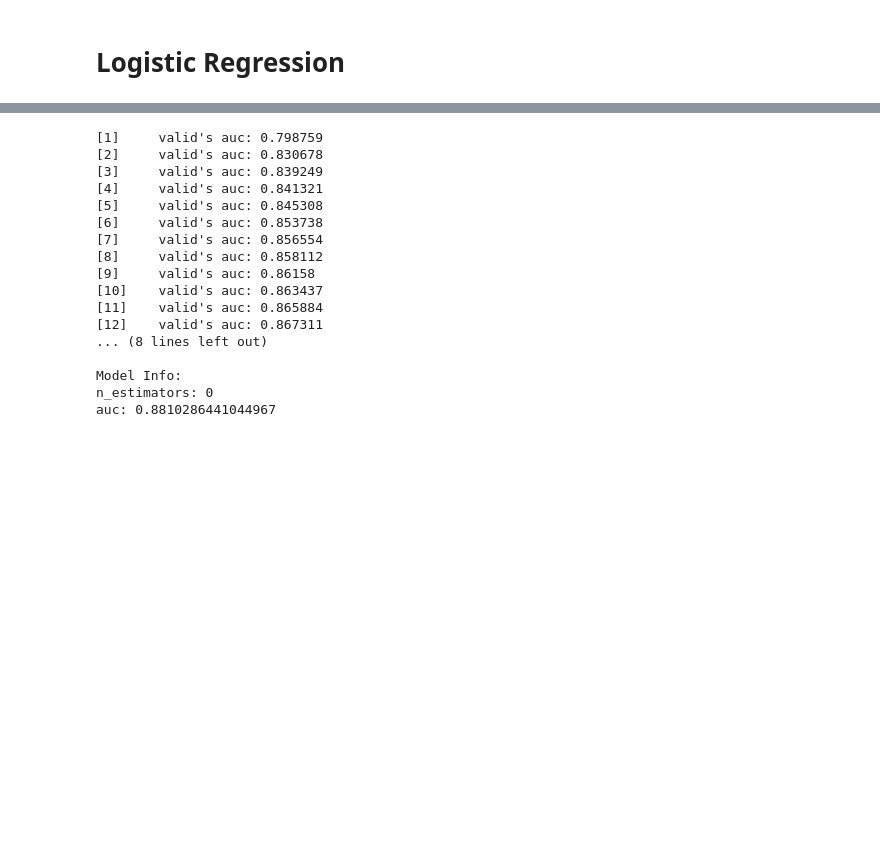
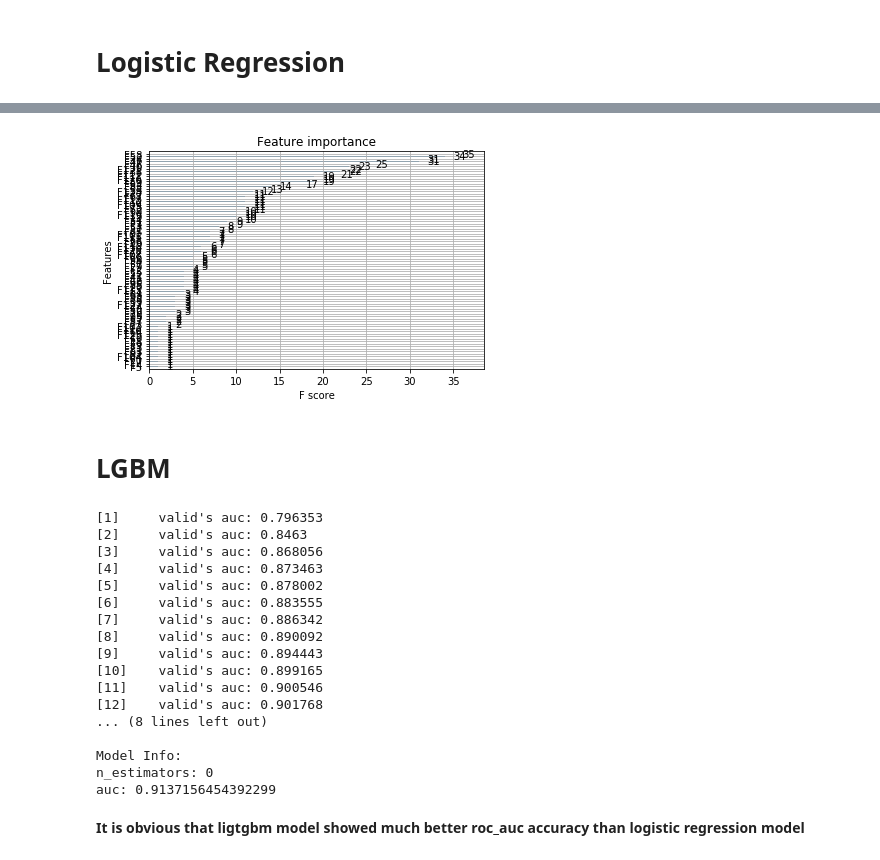
Before and after one commit to arapoff/portfolio, a Jupyter notebook: Credit risk LGBM.ipynb, the cells around one changed output, grey strips where cells are left out. Cells and saved outputs as stored; diff of their text form; code cells hidden in the pictures; blank space fills up the shorter version.

```diff
--- a/Credit risk LGBM.ipynb
+++ b/Credit risk LGBM.ipynb
@@ -105,4 +125,28 @@ rfecv.grid_scores_.max()
+# %%
+# A bit of visualization on feature importance using XGBoost function
+from xgboost import XGBClassifier
+from xgboost import plot_importance
+from matplotlib import pyplot
+
+model = XGBClassifier()
+model.fit(training[inputs], y)
+# plot feature importance
+plot_importance(model)
+pyplot.show()
+
+# print(model.feature_importances_)
+# %% [output]
+[figure, added]
+# %% [markdown]
+# **LGBM**
 # %%
+# For LGBM we will neither normalize features nor select or generate specific features
+data = pd.concat([training, y], axis=1)
+training = data.sample(30000)
+holdout = training[:5000]
+main = training[5000:]
+target = main['TARGET']
+
 metrics = 'auc'
 lgb_params = {
     'boosting_type': 'gbdt',
@@ -123,8 +167,10 @@ lgb_params = {
     'scale_pos_weight': 1.2
 }
 
-num_boost_round=20
+num_boost_round=30
 
+from sklearn.model_selection import train_test_split
+train_df, val_df, y_train, y_val = train_test_split(main, target, train_size=.8, shuffle=False, random_state=42)
 xgtrain = lgb.Dataset(train_df[inputs].values, label=y_train,
               feature_name=inputs,
               categorical_feature=cat_vars)
@@ -136,6 +182,7 @@ xgvalid = lgb.Dataset(val_df[inputs].values, label=y_val,
 # gc.collect()
 
 evals_results = {}
+early_stopping_rounds = 5
 
 model = lgb.train(lgb_params,
           xgtrain,
@@ -152,20 +199,20 @@ print('\nModel Info:')
 print('n_estimators:', n_estimators)
 print(metrics+':', evals_results['valid'][metrics][n_estimators-1])
 # %% [output]
-[1]     valid's auc: 0.798759
-[2]     valid's auc: 0.830678
-[3]     valid's auc: 0.839249
-[4]     valid's auc: 0.841321
-[5]     valid's auc: 0.845308
-[6]     valid's auc: 0.853738
-[7]     valid's auc: 0.856554
-[8]     valid's auc: 0.858112
-[9]     valid's auc: 0.86158
-[10]    valid's auc: 0.863437
-[11]    valid's auc: 0.865884
-[12]    valid's auc: 0.867311
+[1]     valid's auc: 0.796353
+[2]     valid's auc: 0.8463
+[3]     valid's auc: 0.868056
+[4]     valid's auc: 0.873463
+[5]     valid's auc: 0.878002
+[6]     valid's auc: 0.883555
+[7]     valid's auc: 0.886342
+[8]     valid's auc: 0.890092
+[9]     valid's auc: 0.894443
+[10]    valid's auc: 0.899165
+[11]    valid's auc: 0.900546
+[12]    valid's auc: 0.901768
 ... (8 lines left out)
 
 Model Info:
 n_estimators: 0
-auc: 0.8810286441044967
+auc: 0.9137156454392299
@@ -172 +225,3 @@ auc: 0.8810286441044967
+# %% [markdown]
+**It is obvious that ligtgbm model showed much better roc_auc accuracy than logistic regression model**
 # %%
```
Also changed, not shown: parts of 26 cells of this notebook.
